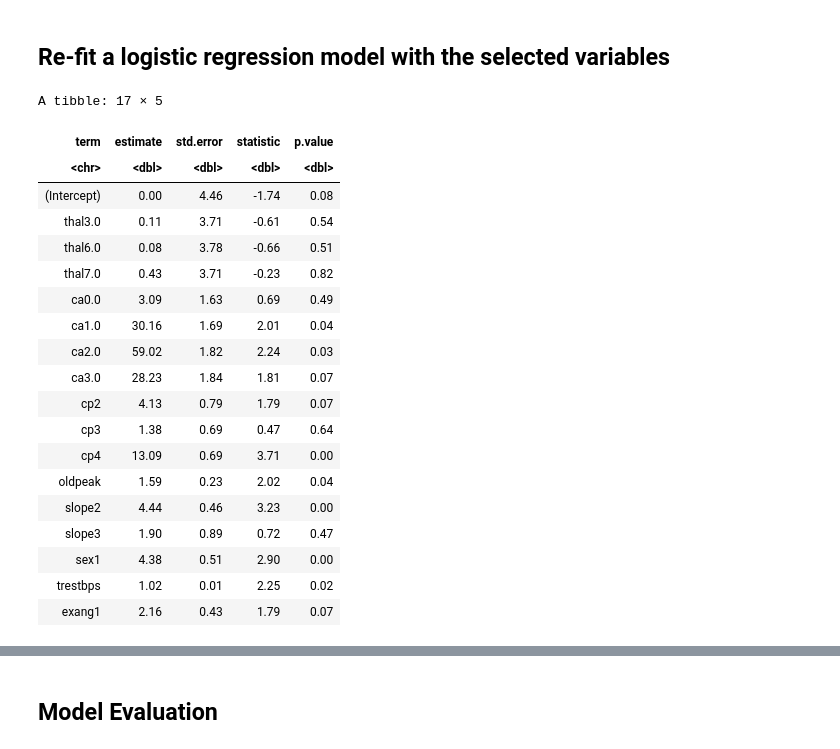
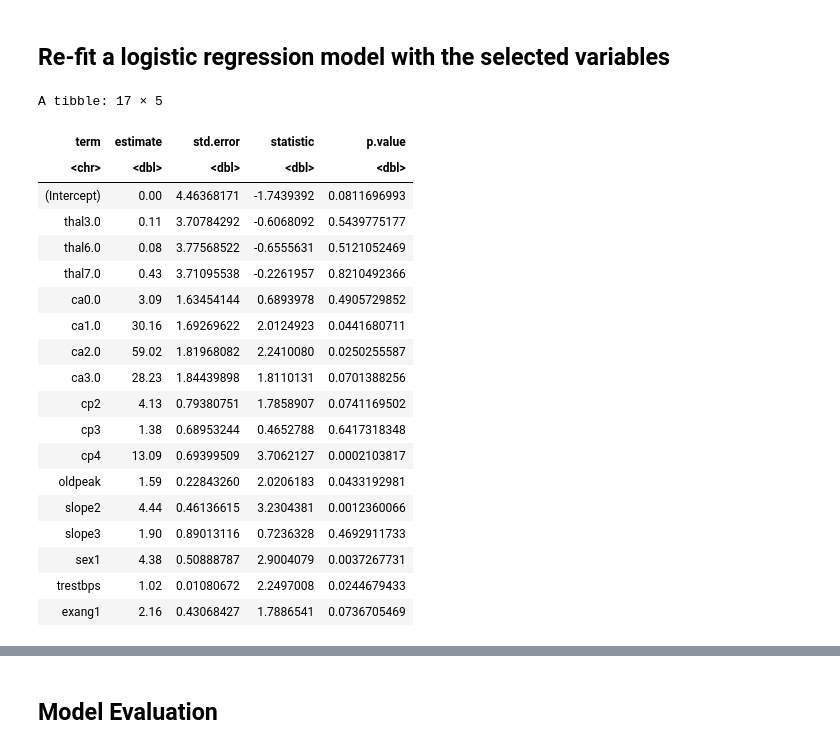
Before and after one commit to Speculatorrr/Group-STAT301, a Jupyter notebook: GROUP10.ipynb, the cells around one changed output, grey strips where cells are left out. Drawn from its saved outputs; the diff is of its cells as text; code cells hidden in the pictures.

```diff
--- a/GROUP10.ipynb
+++ b/GROUP10.ipynb
@@ -366,28 +390,28 @@ chosen variables: thal + ca + cp + oldpeak + slope + sex + trestbps + exang
 # %%
 forward_tidy <- forward_sel %>%
     tidy() %>%
-    mutate(estimate = exp(estimate)) %>%
-    mutate_if(is.numeric, round, 2)
+    mutate(estimate=exp(estimate)) %>%
+    mutate(estimate=round(estimate,2))
 
 forward_tidy
 # %% [output]
 A tibble: 17 × 5
 | term | estimate | std.error | statistic | p.value |
 | <chr> | <dbl> | <dbl> | <dbl> | <dbl> |
-| (Intercept) | 0.00 | 4.46 | -1.74 | 0.08 |
-| thal3.0 | 0.11 | 3.71 | -0.61 | 0.54 |
-| thal6.0 | 0.08 | 3.78 | -0.66 | 0.51 |
-| thal7.0 | 0.43 | 3.71 | -0.23 | 0.82 |
-| ca0.0 | 3.09 | 1.63 | 0.69 | 0.49 |
-| ca1.0 | 30.16 | 1.69 | 2.01 | 0.04 |
-| ca2.0 | 59.02 | 1.82 | 2.24 | 0.03 |
-| ca3.0 | 28.23 | 1.84 | 1.81 | 0.07 |
-| cp2 | 4.13 | 0.79 | 1.79 | 0.07 |
-| cp3 | 1.38 | 0.69 | 0.47 | 0.64 |
-| cp4 | 13.09 | 0.69 | 3.71 | 0.00 |
-| oldpeak | 1.59 | 0.23 | 2.02 | 0.04 |
-| slope2 | 4.44 | 0.46 | 3.23 | 0.00 |
-| slope3 | 1.90 | 0.89 | 0.72 | 0.47 |
-| sex1 | 4.38 | 0.51 | 2.90 | 0.00 |
-| trestbps | 1.02 | 0.01 | 2.25 | 0.02 |
-| exang1 | 2.16 | 0.43 | 1.79 | 0.07 |
+| (Intercept) | 0.00 | 4.46368171 | -1.7439392 | 0.0811696993 |
+| thal3.0 | 0.11 | 3.70784292 | -0.6068092 | 0.5439775177 |
+| thal6.0 | 0.08 | 3.77568522 | -0.6555631 | 0.5121052469 |
+| thal7.0 | 0.43 | 3.71095538 | -0.2261957 | 0.8210492366 |
+| ca0.0 | 3.09 | 1.63454144 | 0.6893978 | 0.4905729852 |
+| ca1.0 | 30.16 | 1.69269622 | 2.0124923 | 0.0441680711 |
+| ca2.0 | 59.02 | 1.81968082 | 2.2410080 | 0.0250255587 |
+| ca3.0 | 28.23 | 1.84439898 | 1.8110131 | 0.0701388256 |
+| cp2 | 4.13 | 0.79380751 | 1.7858907 | 0.0741169502 |
+| cp3 | 1.38 | 0.68953244 | 0.4652788 | 0.6417318348 |
+| cp4 | 13.09 | 0.69399509 | 3.7062127 | 0.0002103817 |
+| oldpeak | 1.59 | 0.22843260 | 2.0206183 | 0.0433192981 |
+| slope2 | 4.44 | 0.46136615 | 3.2304381 | 0.0012360066 |
+| slope3 | 1.90 | 0.89013116 | 0.7236328 | 0.4692911733 |
+| sex1 | 4.38 | 0.50888787 | 2.9004079 | 0.0037267731 |
+| trestbps | 1.02 | 0.01080672 | 2.2497008 | 0.0244679433 |
+| exang1 | 2.16 | 0.43068427 | 1.7886541 | 0.0736705469 |
```
Also changed, not shown: parts of 14 cells of this notebook.
